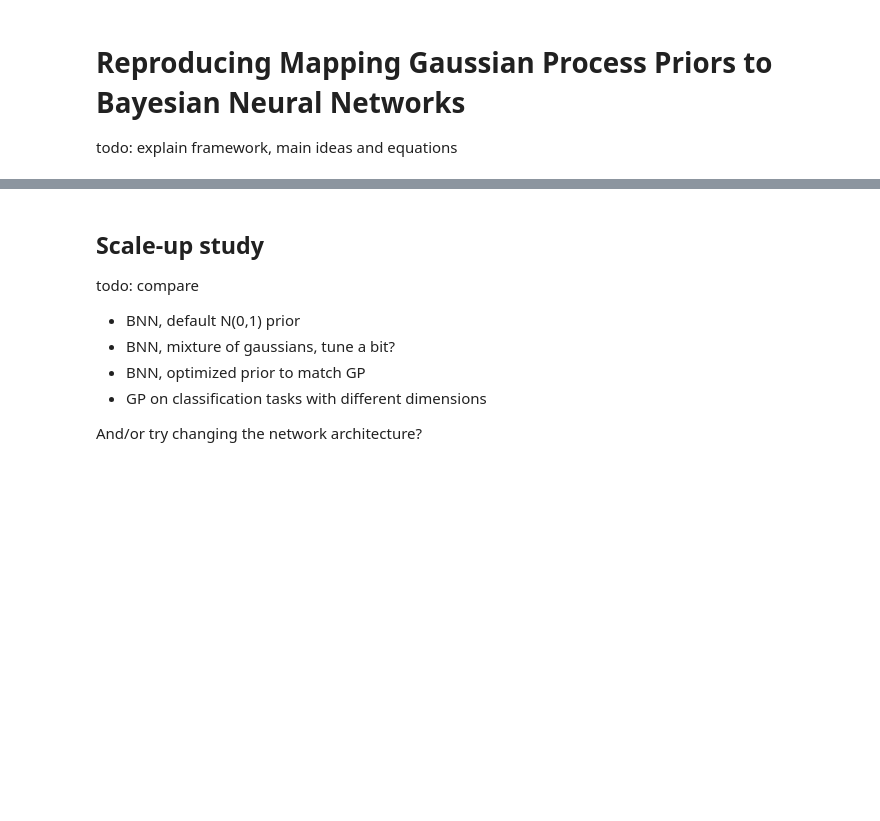
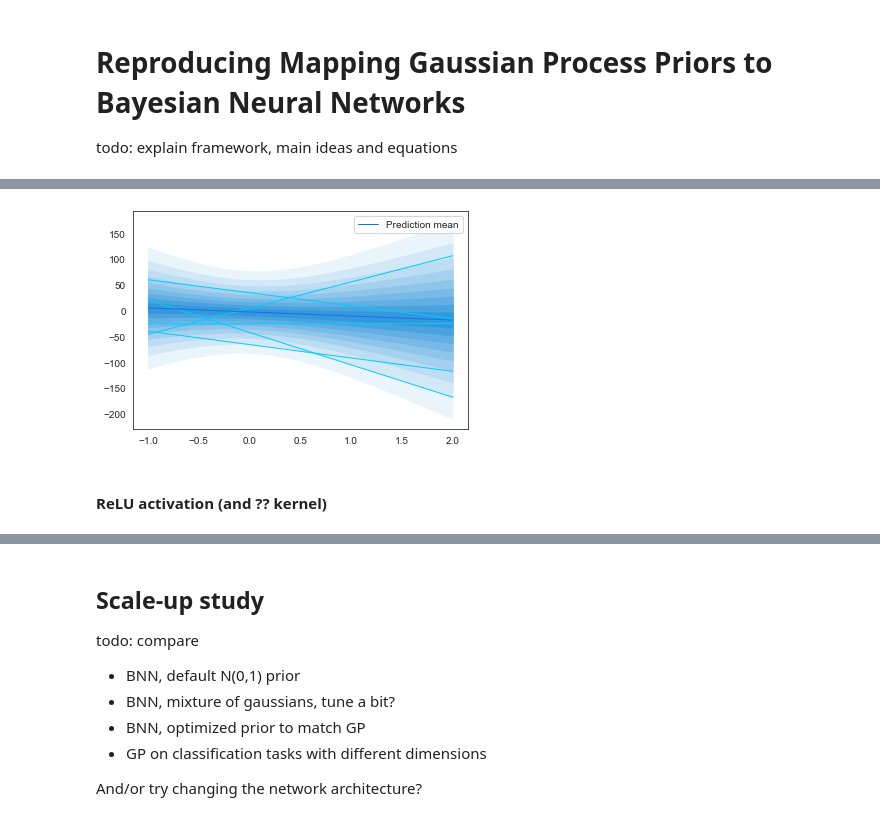
Before and after one commit to AymenMerrouche/Mapping-Gaussian-Process-Priors-to-Bayesian-Neural-Networks, a Jupyter notebook: notebooks/report.ipynb, the cells around one changed output, grey strips where cells are left out. Drawn from its saved outputs; the diff is of its cells as text; code cells hidden in the pictures; blank space fills up the shorter version.

```diff
--- a/notebooks/report.ipynb
+++ b/notebooks/report.ipynb
@@ -4,0 +48,18 @@ todo: explain framework, main ideas and equations
+# %%
+# mixture prior
+model = BayesianMLP(
+    dim_in=1,
+    dim_out=1,
+    dim_h=dim_h,
+    n_layers=n_layers,
+    prior_type="mixture",
+    # prior_sigma=prior_sigma,
+    prior_pi=0.5,
+    prior_sigma_1=2.,
+    prior_sigma_2=0.01,
+    posterior_rho_init=-3.,
+    activation=activation,
+)
+plot_prior(model, x_all)
+# %% [output]
+[figure, added]
@@ -4,0 +70,2 @@ todo: explain framework, main ideas and equations
+# %% [markdown]
+#### ReLU activation (and ?? kernel)
```
Also changed, not shown: parts of 32 cells of this notebook.
